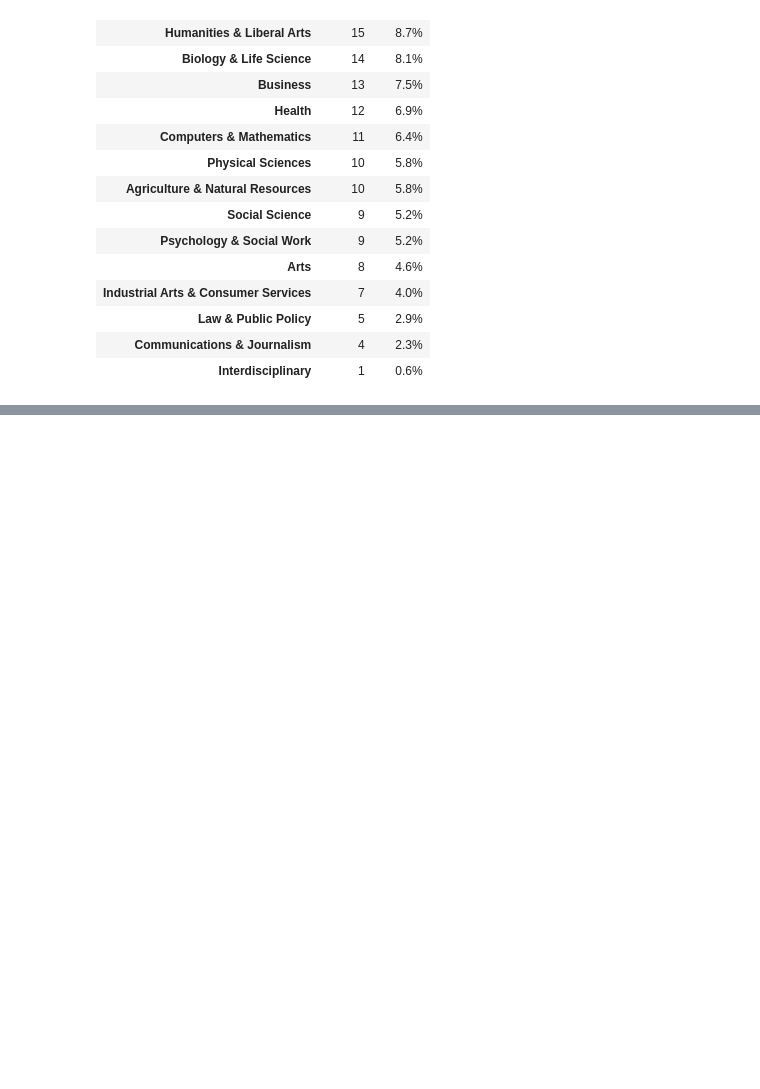
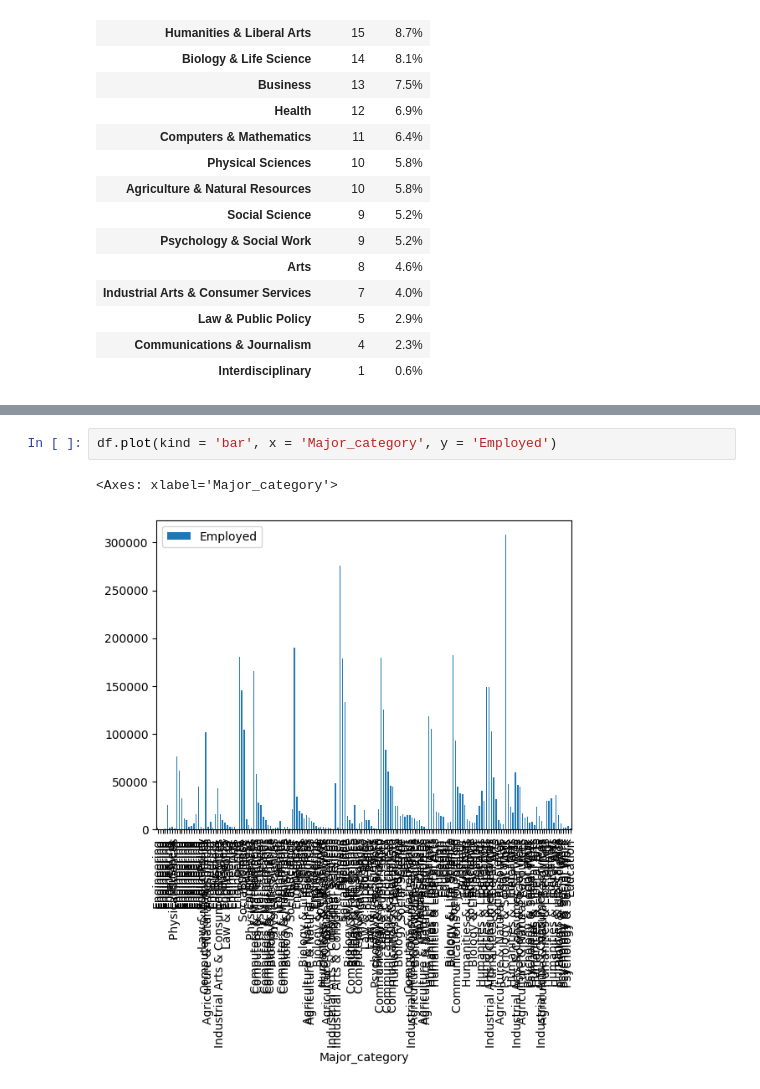
Before and after one commit to brendenwest/cis276, a Jupyter notebook: 4_exploratory_data_analysis.ipynb, the cells around one changed output, grey strips where cells are left out. Drawn from its saved outputs; the diff is of its cells as text; blank space fills up the shorter version.

```diff
--- a/4_exploratory_data_analysis.ipynb
+++ b/4_exploratory_data_analysis.ipynb
@@ -199,0 +216,5 @@ light_conditions
+# %%
+df.plot(kind = 'bar', x = 'Major_category', y = 'Employed')
+# %% [output]
+<Axes: xlabel='Major_category'>
+[figure, added]
```
Also changed, not shown: parts of 3 cells of this notebook.
